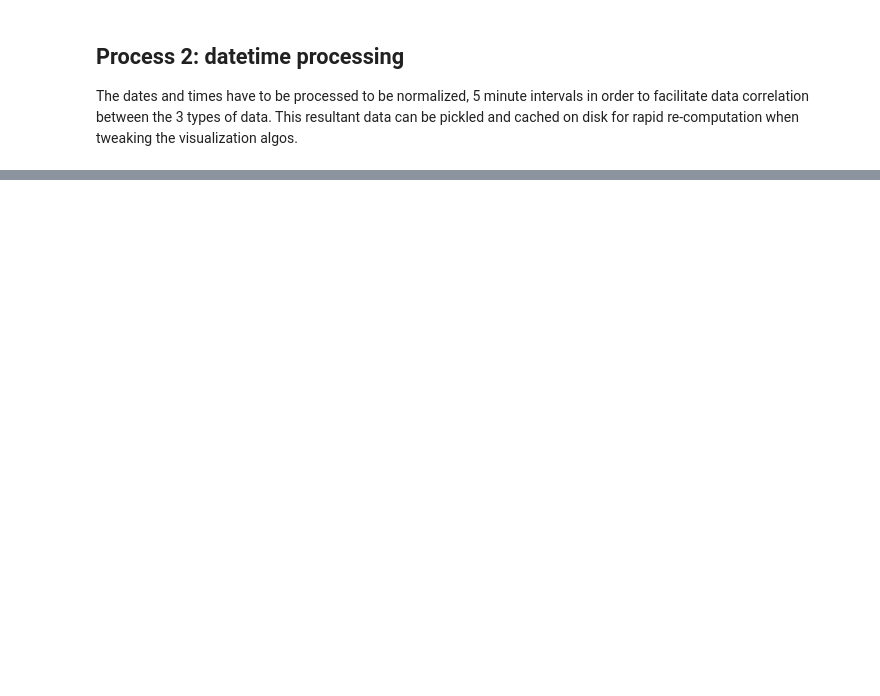
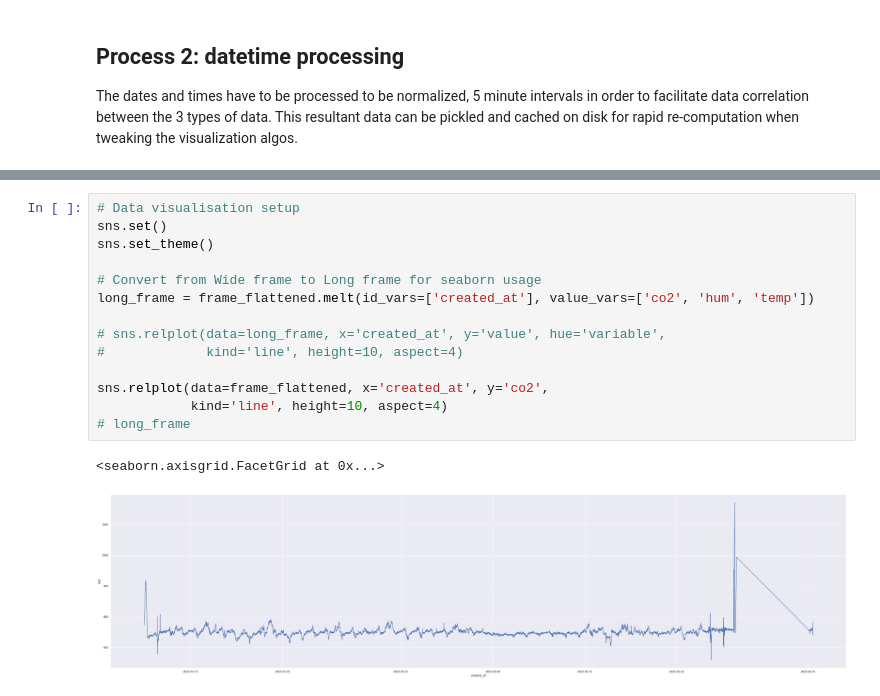
Before and after one commit to After232/corn-men, a Jupyter notebook: main.ipynb, the cells around one changed output, grey strips where cells are left out. Saved outputs shown, nothing was run; the diff lists cells and outputs as text; blank space fills up the shorter version.

Commit message:
Seaborn plot basics, long dataframe

```diff
--- a/main.ipynb
+++ b/main.ipynb
@@ -163,0 +133,17 @@ Pandas(Index=3096, created_at=Timestamp('2023-04-22 22:23:17+0
+# %%
+# Data visualisation setup
+sns.set()
+sns.set_theme()
+
+# Convert from Wide frame to Long frame for seaborn usage
+long_frame = frame_flattened.melt(id_vars=['created_at'], value_vars=['co2', 'hum', 'temp'])
+
+# sns.relplot(data=long_frame, x='created_at', y='value', hue='variable',
+#             kind='line', height=10, aspect=4)
+
+sns.relplot(data=frame_flattened, x='created_at', y='co2',
+            kind='line', height=10, aspect=4)
+# long_frame
+# %% [output]
+<seaborn.axisgrid.FacetGrid at 0x...>
+[figure, added]
```
Also changed, not shown: parts of 4 cells of this notebook.
